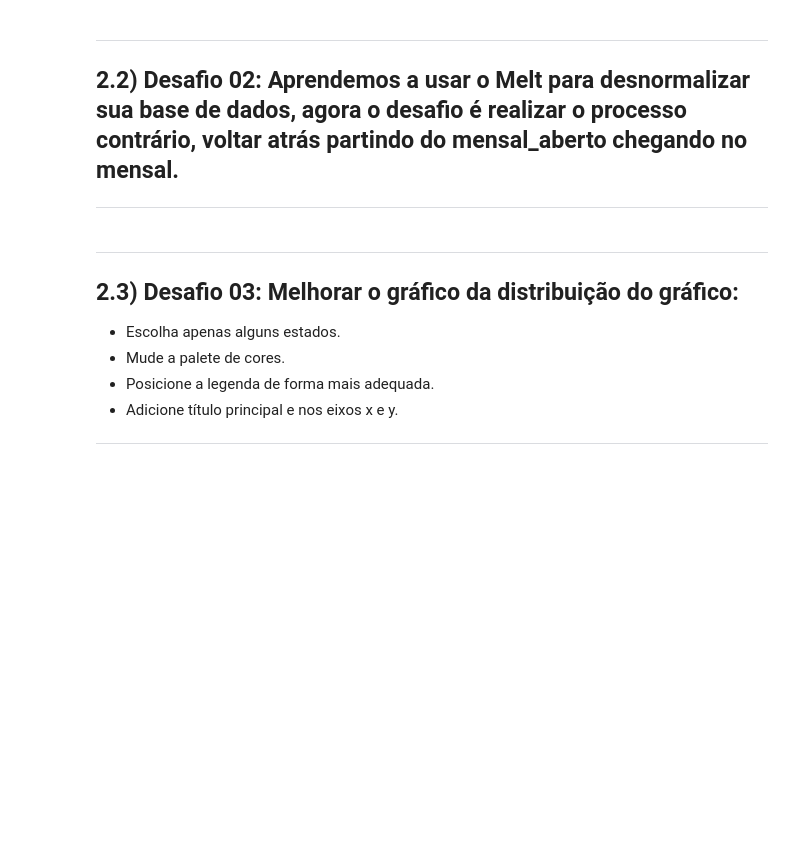
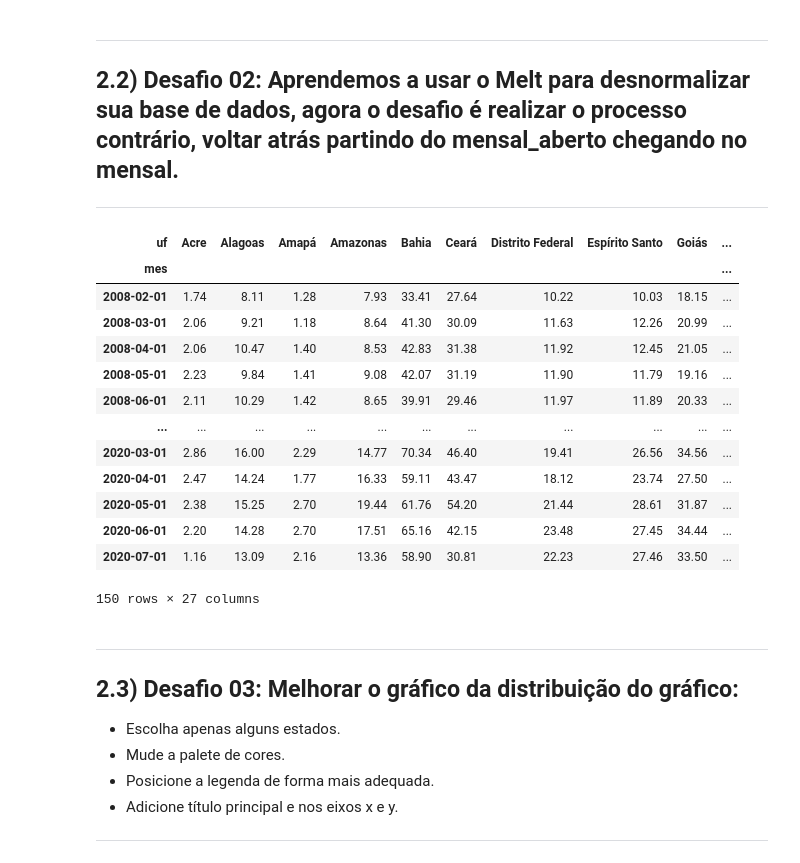
Before and after one commit to HenriqueCCdA/bootCampAluraDataScience, a Jupyter notebook: modulo2/desafios/Desafio_aula4_modulo2.ipynb, the cells around one changed output. Cells and saved outputs as stored; diff of their text form; code cells hidden in the pictures; blank space fills up the shorter version.

```diff
--- a/modulo2/desafios/Desafio_aula4_modulo2.ipynb
+++ b/modulo2/desafios/Desafio_aula4_modulo2.ipynb
@@ -54,6 +66,23 @@ dados.head()
 ---
 ## 2.2) Desafio 02: Aprendemos a usar o Melt para desnormalizar sua base de dados, agora o desafio é realizar o processo contrário, voltar atrás partindo do mensal_aberto chegando no mensal.
 ---
+# %%
+dados.pivot(columns='uf', values='gasto')
+# %% [output]
+| uf | Acre | Alagoas | Amapá | Amazonas | Bahia | Ceará | Distrito Federal | Espírito Santo | Goiás | ... |
+| mes |  |  |  |  |  |  |  |  |  | ... |
+| 2008-02-01 | 1.74 | 8.11 | 1.28 | 7.93 | 33.41 | 27.64 | 10.22 | 10.03 | 18.15 | ... |
+| 2008-03-01 | 2.06 | 9.21 | 1.18 | 8.64 | 41.30 | 30.09 | 11.63 | 12.26 | 20.99 | ... |
+| 2008-04-01 | 2.06 | 10.47 | 1.40 | 8.53 | 42.83 | 31.38 | 11.92 | 12.45 | 21.05 | ... |
+| 2008-05-01 | 2.23 | 9.84 | 1.41 | 9.08 | 42.07 | 31.19 | 11.90 | 11.79 | 19.16 | ... |
+| 2008-06-01 | 2.11 | 10.29 | 1.42 | 8.65 | 39.91 | 29.46 | 11.97 | 11.89 | 20.33 | ... |
+| ... | ... | ... | ... | ... | ... | ... | ... | ... | ... | ... |
+| 2020-03-01 | 2.86 | 16.00 | 2.29 | 14.77 | 70.34 | 46.40 | 19.41 | 26.56 | 34.56 | ... |
+| 2020-04-01 | 2.47 | 14.24 | 1.77 | 16.33 | 59.11 | 43.47 | 18.12 | 23.74 | 27.50 | ... |
+| 2020-05-01 | 2.38 | 15.25 | 2.70 | 19.44 | 61.76 | 54.20 | 21.44 | 28.61 | 31.87 | ... |
+| 2020-06-01 | 2.20 | 14.28 | 2.70 | 17.51 | 65.16 | 42.15 | 23.48 | 27.45 | 34.44 | ... |
+| 2020-07-01 | 1.16 | 13.09 | 2.16 | 13.36 | 58.90 | 30.81 | 22.23 | 27.46 | 33.50 | ... |
+150 rows × 27 columns
 # %% [markdown]
 ---
 
```
Also changed, not shown: parts of 3 cells of this notebook.
